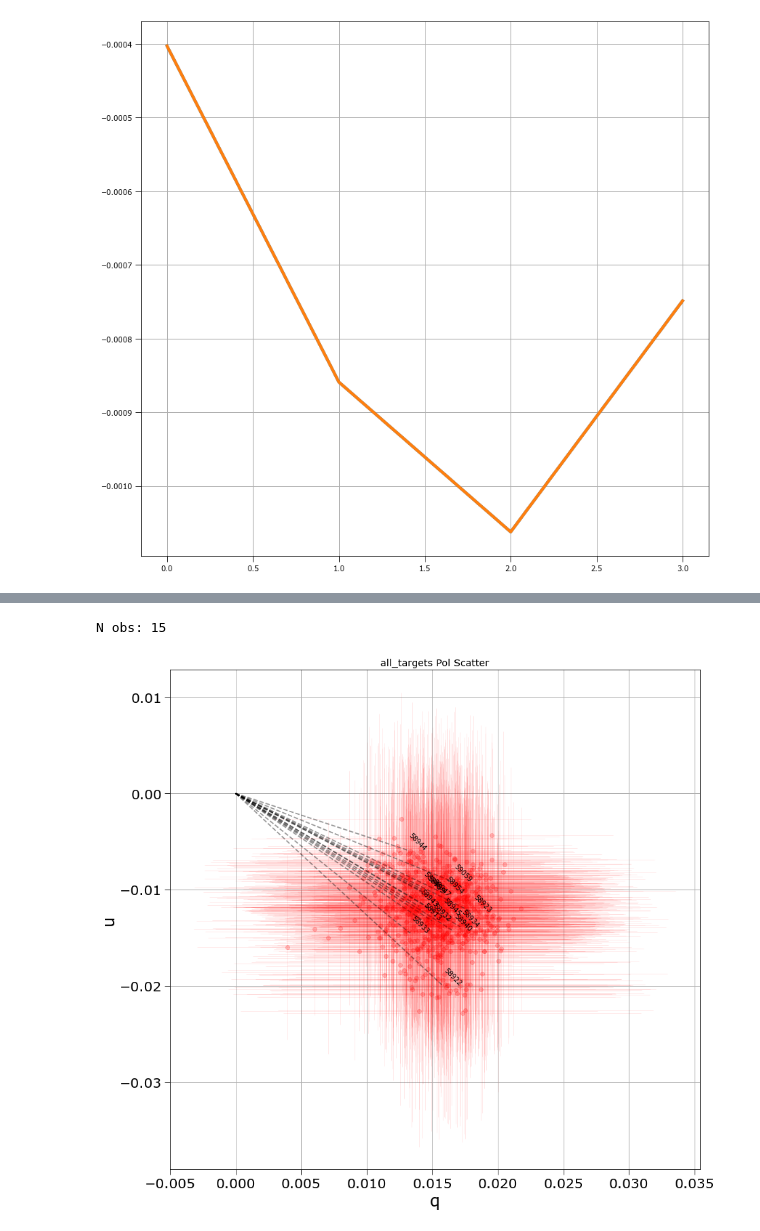
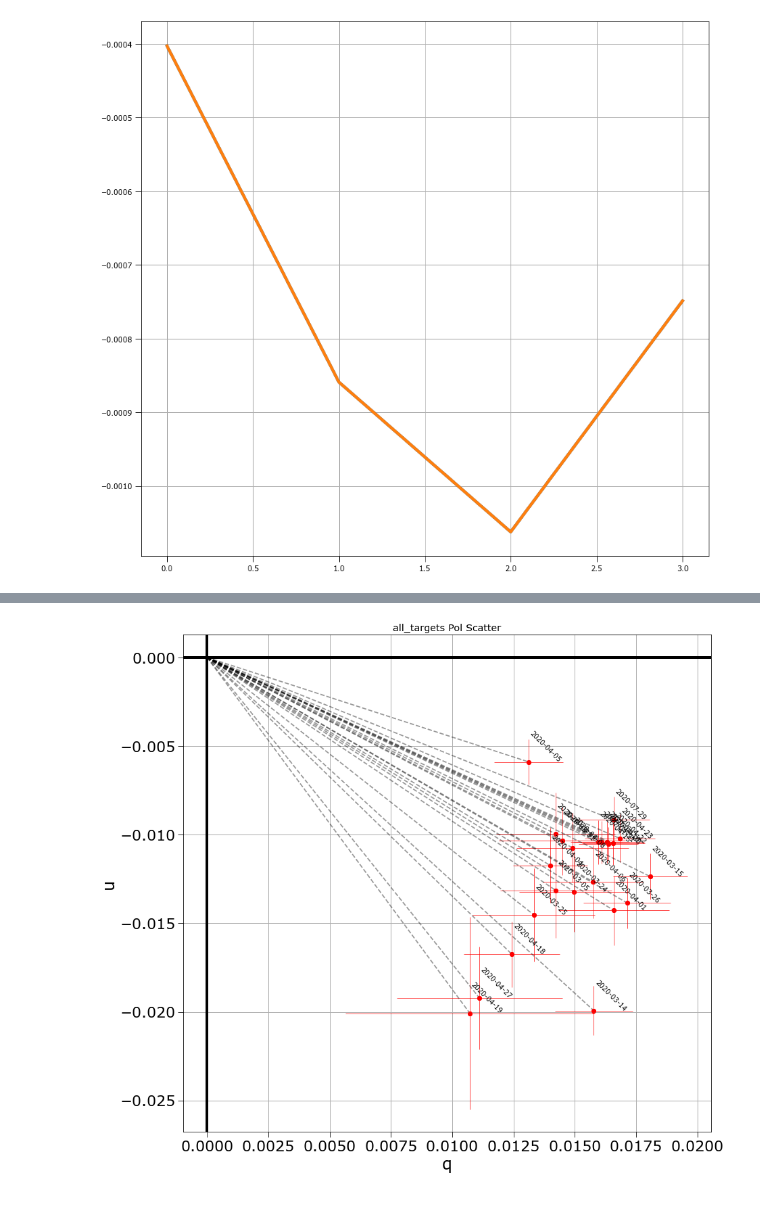
Before and after one commit to coderXmachina2/Suhora_polarimety, a Jupyter notebook: polarimetry_3.ipynb, the cells around one changed output, grey strips where cells are left out. Cells and saved outputs as stored; diff of their text form; code cells hidden in the pictures.

```diff
--- a/polarimetry_3.ipynb
+++ b/polarimetry_3.ipynb
@@ -77,0 +90,6 @@ Load all excel data
+# %%
+(target_data, zero_pol_data, high_pol_data)= funcs_utils.data_loader()
+
+print(len(target_data) , "targets")
+print(len(zero_pol_data) , "zero pols")
+print(len(high_pol_data) , "high pols")
@@ -318,6 +302,5 @@ N obs: 4
 # %%
-funcs_polarimetry.q_n_u_single_plot_v1(target_data, 'red', './img_out/all_targets', True , True, True)
+funcs_polarimetry.q_n_u_single_plot_v1(target_data, 'red', './img_out/all_targets', '', False, True ,True, False)
 # %% [output]
-N obs: 15
-[figure, old version]
+[figure, new version]
 # %%
```
Also changed, not shown: parts of 21 cells of this notebook, 4 other files.
